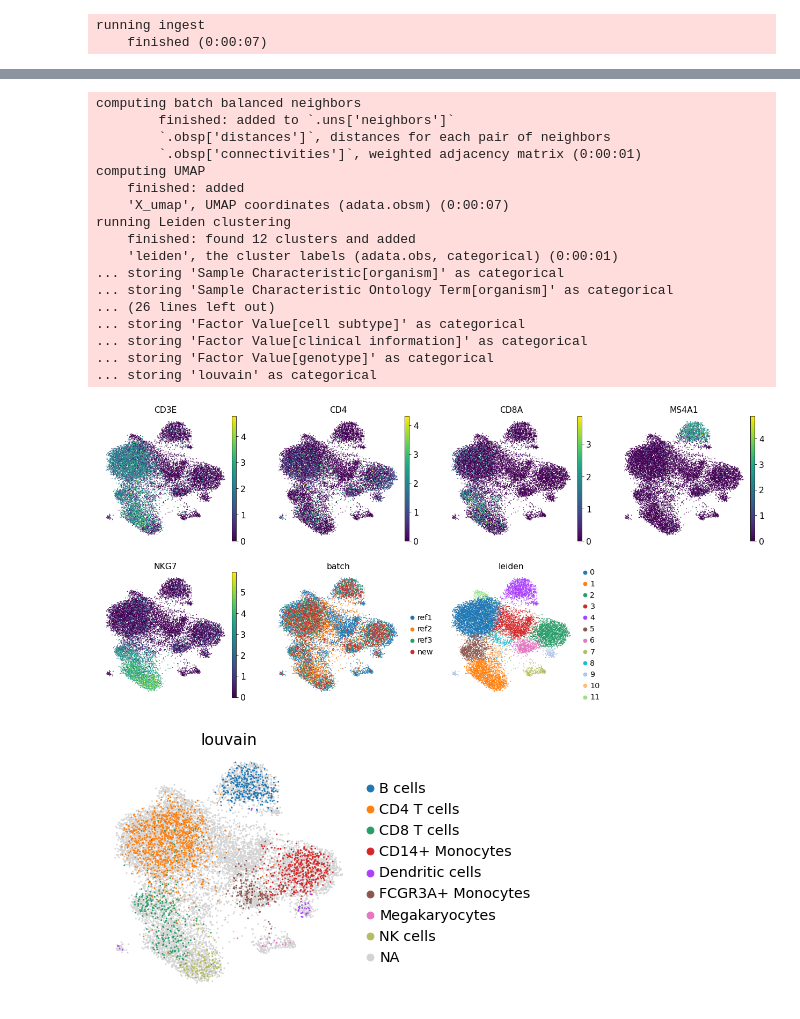
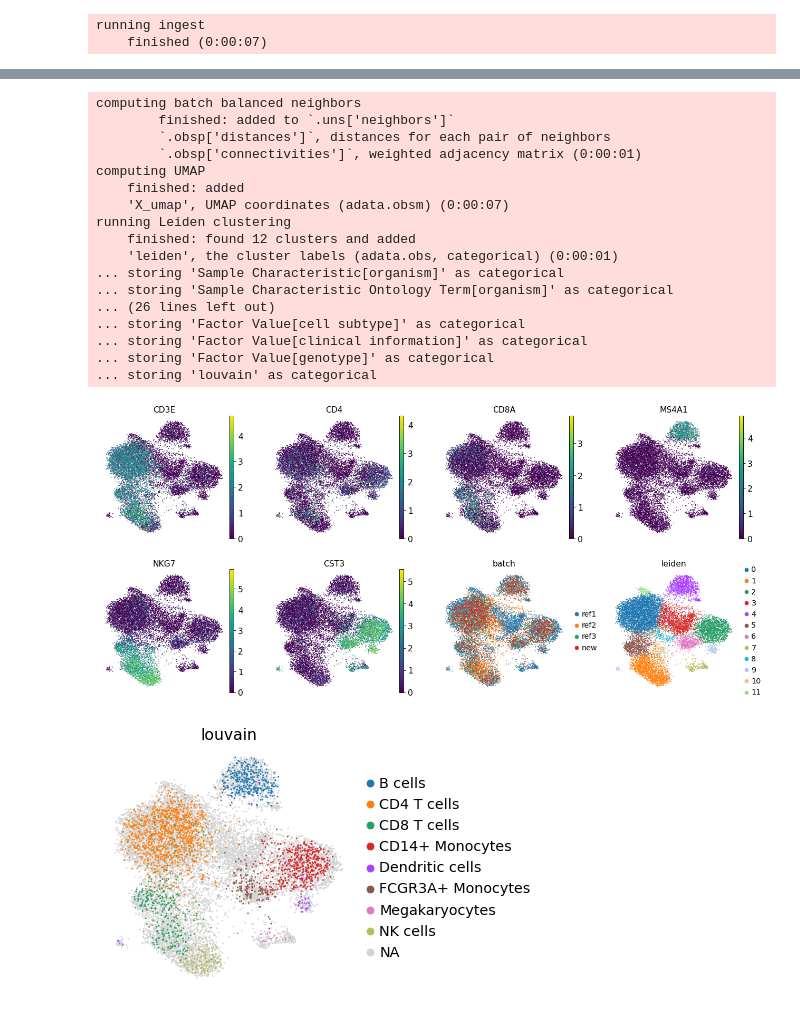
Before and after one commit to yyoshiaki/ingest_after_bbknn, a Jupyter notebook: notebook.ipynb, the cells around one changed output, grey strips where cells are left out. Saved outputs shown, nothing was run; the diff lists cells and outputs as text; code cells hidden in the pictures.

```diff
--- a/notebook.ipynb
+++ b/notebook.ipynb
@@ -188,28 +254,28 @@ computing PCA
 # %%
 sc.external.pp.bbknn(adata_concat, batch_key='batch')
 sc.tl.umap(adata_concat)
 sc.tl.leiden(adata_concat)
 
-sc.pl.umap(adata_concat, color=['CD3E', 'CD4', 'CD8A', 'MS4A1', 'NKG7', 'batch', 'leiden'])
+sc.pl.umap(adata_concat, color=['CD3E', 'CD4', 'CD8A', 'MS4A1', 'NKG7', 'CST3', 'batch', 'leiden'])
 # %% [output]
 computing batch balanced neighbors
         finished: added to `.uns['neighbors']`
         `.obsp['distances']`, distances for each pair of neighbors
         `.obsp['connectivities']`, weighted adjacency matrix (0:00:01)
 computing UMAP
     finished: added
     'X_umap', UMAP coordinates (adata.obsm) (0:00:07)
 running Leiden clustering
     finished: found 12 clusters and added
     'leiden', the cluster labels (adata.obs, categorical) (0:00:01)
 ... storing 'Sample Characteristic[organism]' as categorical
 ... storing 'Sample Characteristic Ontology Term[organism]' as categorical
 ... (26 lines left out)
 ... storing 'Factor Value[cell subtype]' as categorical
 ... storing 'Factor Value[clinical information]' as categorical
 ... storing 'Factor Value[genotype]' as categorical
 ... storing 'louvain' as categorical
-[figure, old version]
+[figure, new version]
 # %%
 sc.pl.umap(adata_concat, color=['louvain'])
 # %% [output]
```
Also changed, not shown: parts of 15 cells of this notebook.
